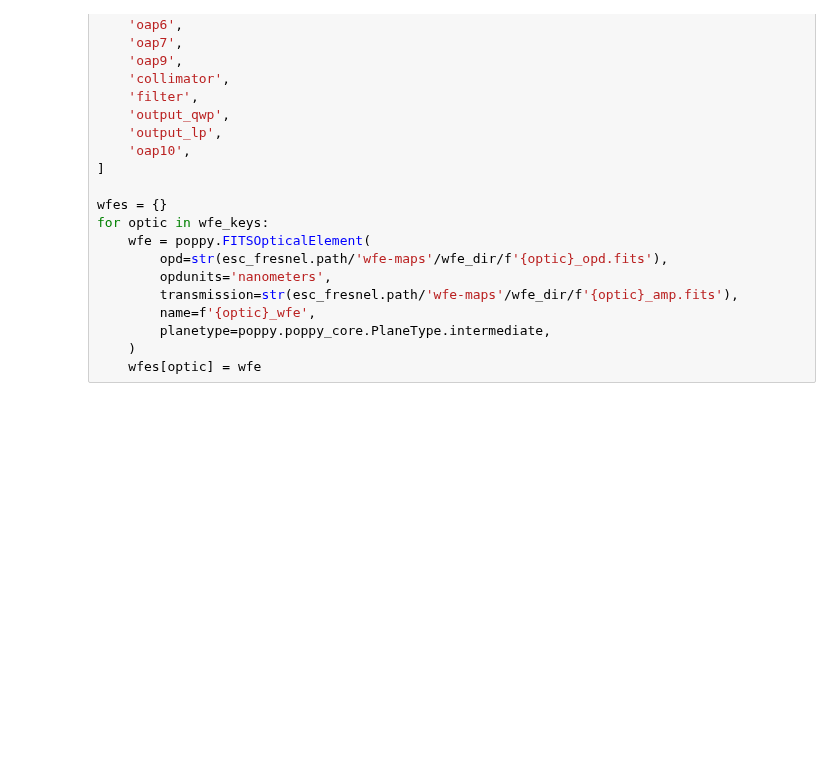
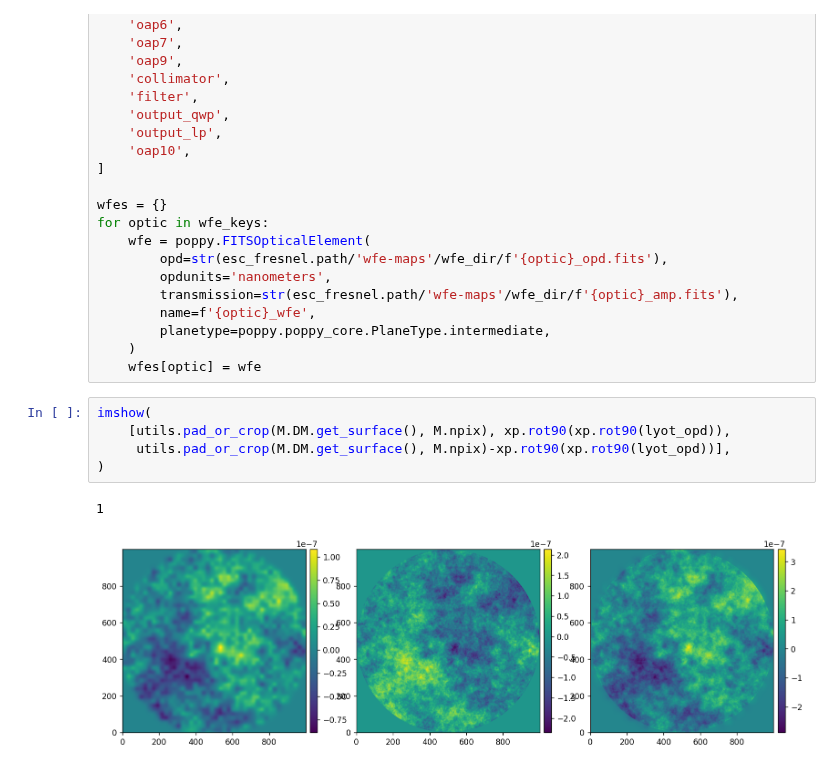
Before and after one commit to kian1377/esc-fresnel, a Jupyter notebook: notebooks/esc_fresnel_dm_flat.ipynb, the cells around one changed output. Cells and saved outputs as stored; diff of their text form; blank space fills up the shorter version.

```diff
--- a/notebooks/esc_fresnel_dm_flat.ipynb
+++ b/notebooks/esc_fresnel_dm_flat.ipynb
@@ -269,5 +280,13 @@ for optic in wfe_keys:
         planetype=poppy.poppy_core.PlaneType.intermediate,
     )
     wfes[optic] = wfe
+# %%
+imshow(
+    [utils.pad_or_crop(M.DM.get_surface(), M.npix), xp.rot90(xp.rot90(lyot_opd)),
+     utils.pad_or_crop(M.DM.get_surface(), M.npix)-xp.rot90(xp.rot90(lyot_opd))],
+)
+# %% [output]
+1
+[figure, added]
 # %%
 reload(esc)
```
Also changed, not shown: parts of 8 cells of this notebook, 6 other files.
